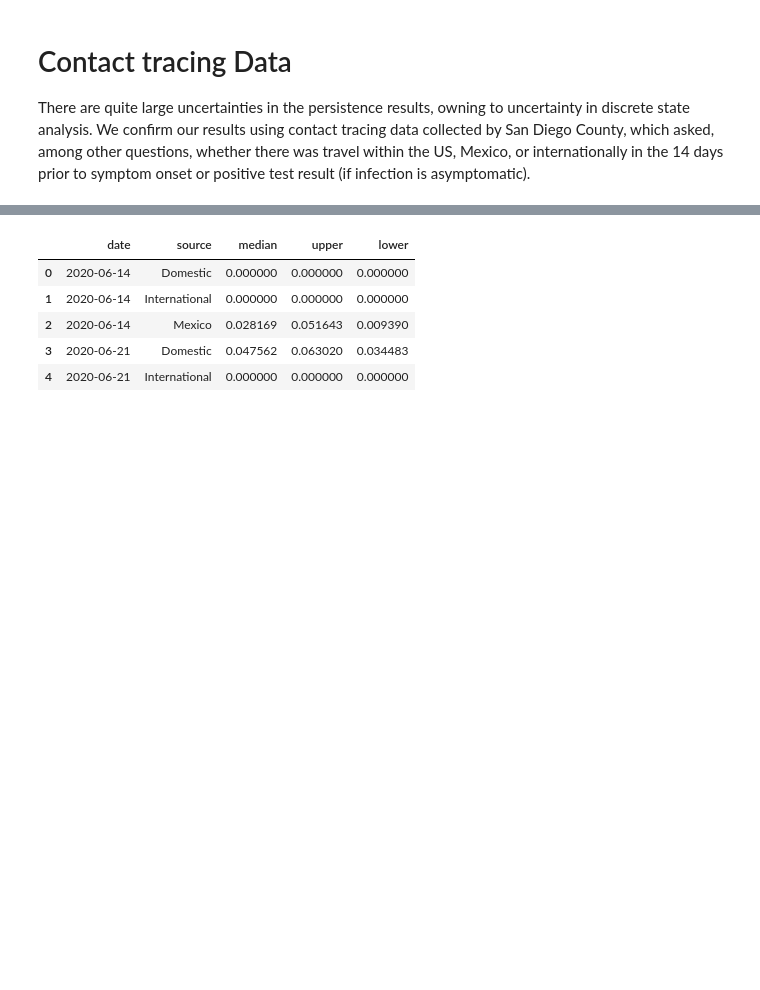
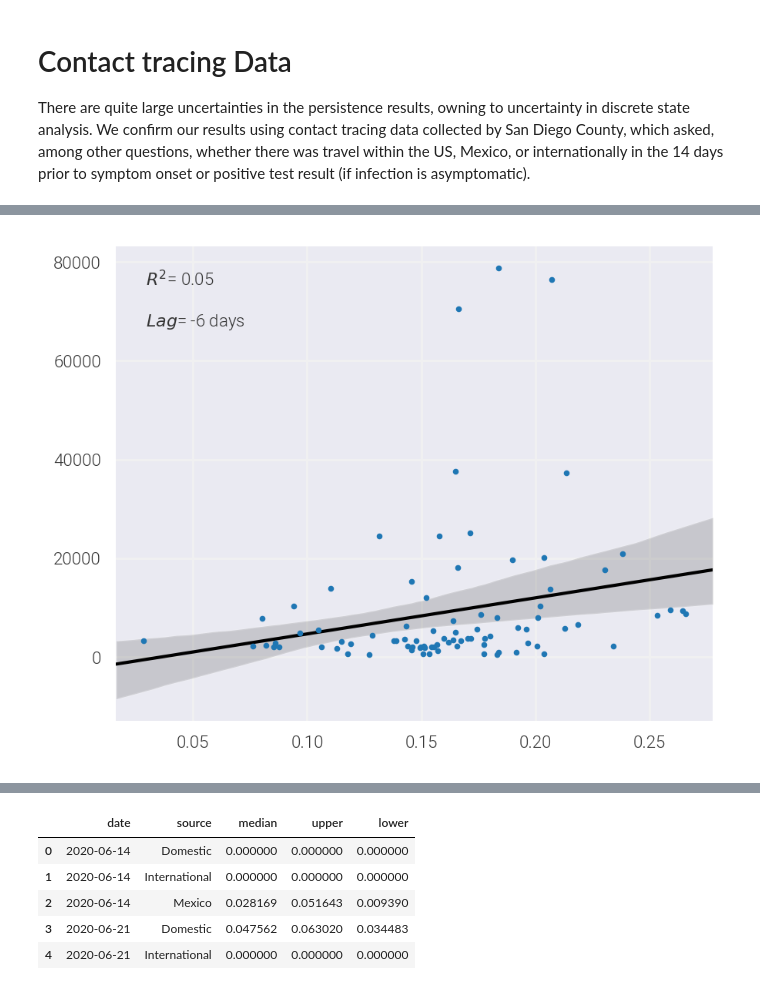
Before and after one commit to andersen-lab/project_2023_SARS-CoV-2_Connectivity, a Jupyter notebook: analyses/figureS6_persistance.ipynb, the cells around one changed output, grey strips where cells are left out. Drawn from its saved outputs; the diff is of its cells as text; code cells hidden in the pictures; blank space fills up the shorter version.

```diff
--- a/analyses/figureS6_persistance.ipynb
+++ b/analyses/figureS6_persistance.ipynb
@@ -170,0 +170,10 @@ print( views["percent_travel"].mean() )
+# %%
+sd = pd.read_csv( "../analyses/estimated-importation-risk/back-calculated-infections.csv", usecols=["date", "location", "cases"], parse_dates=["date"] )
+sd = sd.loc[sd["location"]=="San Diego County"]
+sd["cases"] = sd["cases"].rolling( 7, min_periods=1 ).mean()
+sd["week"] = sd["date"].apply( lambda x: Week.fromdate( x ).startdate() )
+sd = sd.groupby( "week" )["cases"].sum().reset_index()
+sd["week"] = pd.to_datetime( sd["week"] )
+
+views = views.merge( sd, left_on=["week"], right_on=["week"] )
+views
@@ -170,0 +194,50 @@ print( views["percent_travel"].mean() )
+# %%
+def get_coefficient( x, y ):
+    test_x = sm.add_constant( x )
+    model = sm.OLS( y, test_x, missing="drop" )
+    results = model.fit()
+
+    return results.rsquared
+
+def calculate_lag( dependent, independent, limit=50 ):
+    corr = correlate(dependent, independent )
+    lags = correlation_lags( len( dependent ), len( independent ) )
+    corr = corr[abs( lags ) < limit]
+    lags = lags[abs( lags ) < limit]
+    return lags[np.argmax( corr )]
+
+def plot_correlation( axis, dependent, independent, shift = 0, color=None, regcolor="black", title=None, xlabel=None, ylabel=None ):
+
+    fontsize=8
+
+    if isinstance( shift, bool ):
+        if shift:
+            shift = calculate_lag(dependent, independent )
+        else:
+            shift = 0
+
+    axis.scatter( x=dependent, y=independent.shift( shift ), color=color, s=3, zorder=10 )
+    sns.regplot( x=dependent, y=independent.shift( shift ), color=regcolor, scatter=False, line_kws={"zorder" : 5, "linewidth" : 1.5}, ax=axis, truncate=False )
+
+    axis.set_xlabel( xlabel, fontsize=fontsize )
+    axis.set_ylabel( ylabel, fontsize=fontsize )
+    axis.set_title( title, fontsize=fontsize )
+
+    coeff = get_coefficient( dependent, independent.shift( shift ) )
+    axis.text( 0.05, 0.95, f"$R^2$= {coeff:.2f}", transform=axis.transAxes, fontsize=fontsize, ha="left", va="top" )
+    axis.text( 0.05, 0.86, f"$Lag$= {shift} days", transform=axis.transAxes, fontsize=fontsize, ha="left", va="top" )
+    axis.grid( which="both", axis="both", linewidth=1, color="#F1F1F1", zorder=1)
+    [axis.spines[j].set_visible(False) for j in axis.spines]
+    axis.tick_params( axis="x", bottom=False, which="both", labelbottom=True, labelsize=fontsize )
+    axis.tick_params( axis="y", left=False, which="both", labelsize=fontsize )
+
+    axis.label_outer()
+
+corr = correlate( views["cases"], views["percent_travel"] )
+lags = correlation_lags( len(views["cases"]), len(views["percent_travel"] ) )
+corr /= np.max(corr)
+
+fig, ax = plt.subplots( dpi=200, figsize=(5,4) )
+plot_correlation( ax, views["percent_travel"], views["cases"], shift=True )
+# %% [output]
+[figure, added]
```
Also changed, not shown: parts of 6 cells of this notebook, 17 other files.
